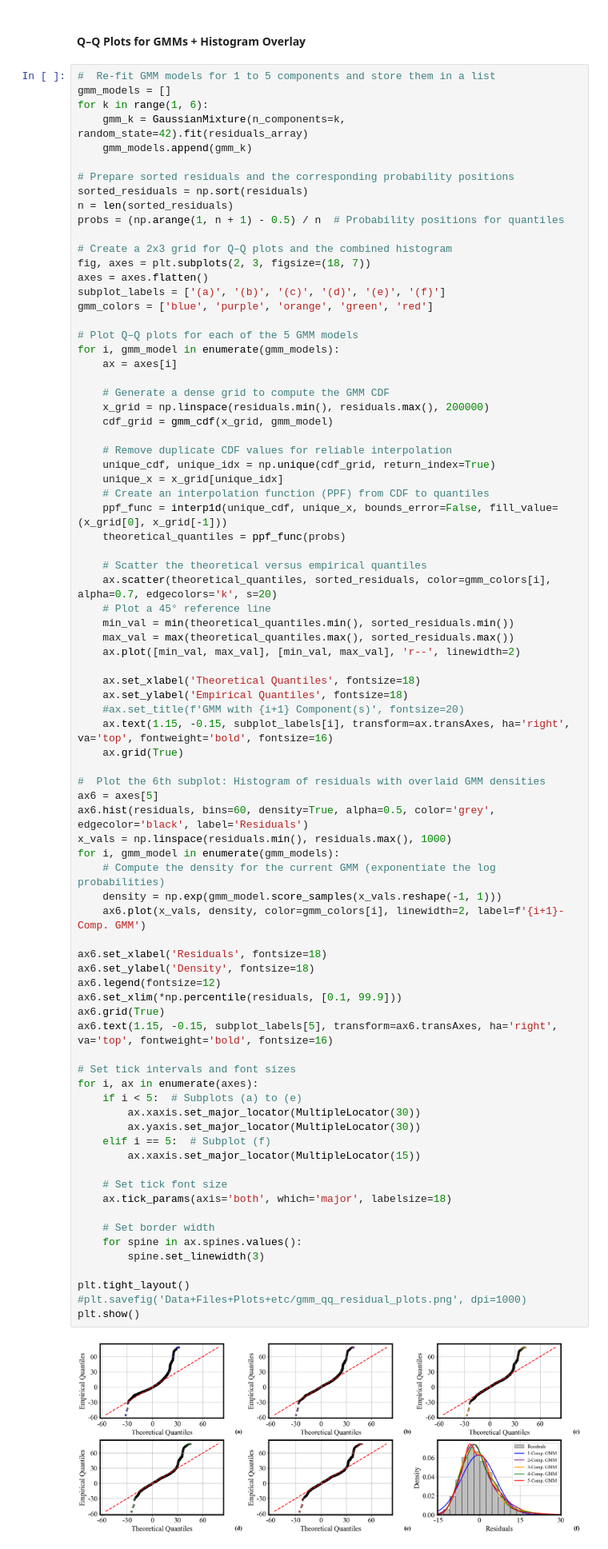
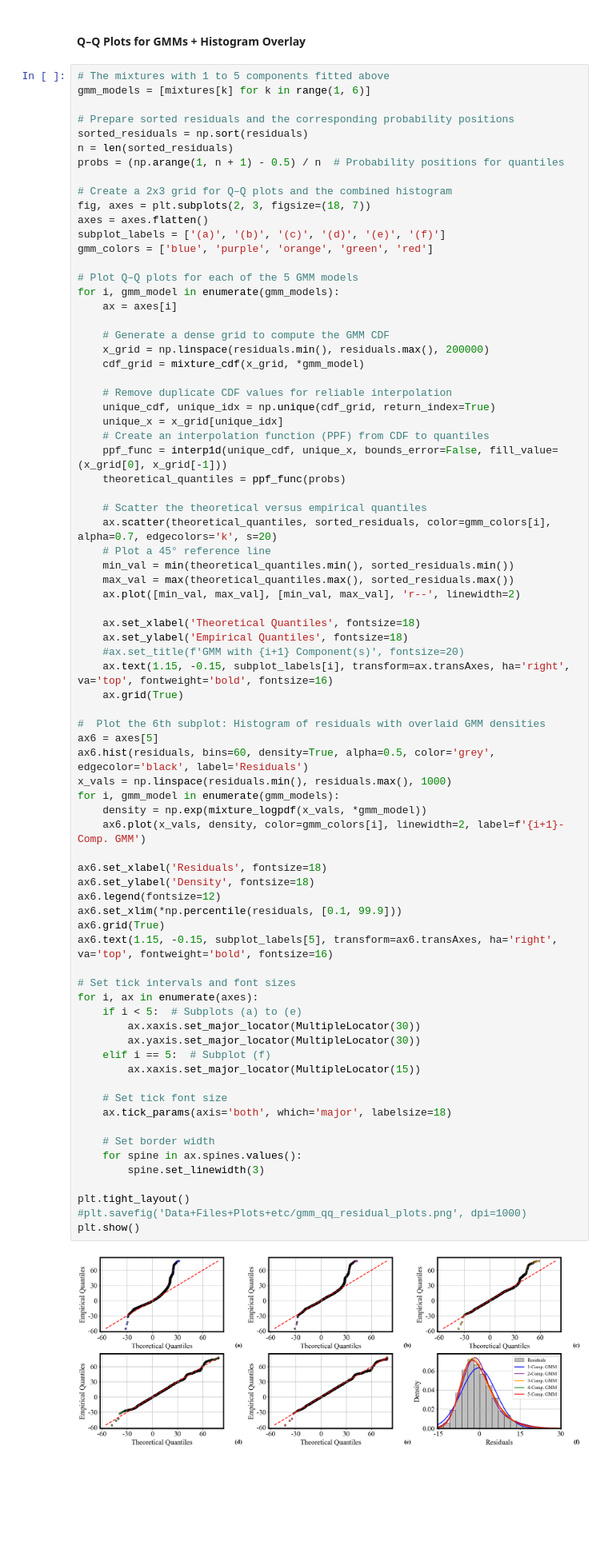
Before and after one commit to nahshonmokua/LoRaWAN-Indoor-PL-parametrics, a Jupyter notebook: 05_SHADOW FADING ANALYSIS.ipynb, the cells around one changed output. Shown at 80% size. Saved outputs shown, nothing was run; the diff lists cells and outputs as text; blank space fills up the shorter version.

Commit message:
05: mixtures by EM on dequantised residuals from split starts; K by blocked cross-validation
Co-Authored-By: Claude Opus 5.5 <noreply@anthropic.com>

```diff
--- a/05_SHADOW FADING ANALYSIS.ipynb
+++ b/05_SHADOW FADING ANALYSIS.ipynb
@@ -359,11 +363,8 @@ Best GMM Model based on lowest BIC: 5 components
 # %% [markdown]
 #### Q–Q Plots for GMMs + Histogram Overlay
 # %%
-#  Re-fit GMM models for 1 to 5 components and store them in a list
-gmm_models = []
-for k in range(1, 6):
-    gmm_k = GaussianMixture(n_components=k, random_state=42).fit(residuals_array)
-    gmm_models.append(gmm_k)
+# The mixtures with 1 to 5 components fitted above
+gmm_models = [mixtures[k] for k in range(1, 6)]
 
 # Prepare sorted residuals and the corresponding probability positions
 sorted_residuals = np.sort(residuals)
@@ -382,7 +383,7 @@ for i, gmm_model in enumerate(gmm_models):
 
     # Generate a dense grid to compute the GMM CDF
     x_grid = np.linspace(residuals.min(), residuals.max(), 200000)
-    cdf_grid = gmm_cdf(x_grid, gmm_model)
+    cdf_grid = mixture_cdf(x_grid, *gmm_model)
 
     # Remove duplicate CDF values for reliable interpolation
     unique_cdf, unique_idx = np.unique(cdf_grid, return_index=True)
@@ -409,37 +410,36 @@ ax6 = axes[5]
 ax6.hist(residuals, bins=60, density=True, alpha=0.5, color='grey', edgecolor='black', label='Residuals')
 x_vals = np.linspace(residuals.min(), residuals.max(), 1000)
 for i, gmm_model in enumerate(gmm_models):
-    # Compute the density for the current GMM (exponentiate the log probabilities)
-    density = np.exp(gmm_model.score_samples(x_vals.reshape(-1, 1)))
+    density = np.exp(mixture_logpdf(x_vals, *gmm_model))
     ax6.plot(x_vals, density, color=gmm_colors[i], linewidth=2, label=f'{i+1}-Comp. GMM')
 
 ax6.set_xlabel('Residuals', fontsize=18)
 ax6.set_ylabel('Density', fontsize=18)
 ax6.legend(fontsize=12)
 ax6.set_xlim(*np.percentile(residuals, [0.1, 99.9]))
 ax6.grid(True)
 ax6.text(1.15, -0.15, subplot_labels[5], transform=ax6.transAxes, ha='right', va='top', fontweight='bold', fontsize=16)
 
 # Set tick intervals and font sizes
 for i, ax in enumerate(axes):
     if i < 5:  # Subplots (a) to (e)
         ax.xaxis.set_major_locator(MultipleLocator(30))
         ax.yaxis.set_major_locator(MultipleLocator(30))
     elif i == 5:  # Subplot (f)
         ax.xaxis.set_major_locator(MultipleLocator(15))
 
     # Set tick font size
     ax.tick_params(axis='both', which='major', labelsize=18)
 
     # Set border width
     for spine in ax.spines.values():
         spine.set_linewidth(3)
 
 plt.tight_layout()
 #plt.savefig('Data+Files+Plots+etc/gmm_qq_residual_plots.png', dpi=1000)
 plt.show()
 # %% [output]
-[figure, old version]
+[figure, new version]
 # %% [markdown]
 #### Print Distribution Parameters
 # %%
```
Also changed, not shown: parts of 8 cells of this notebook.
